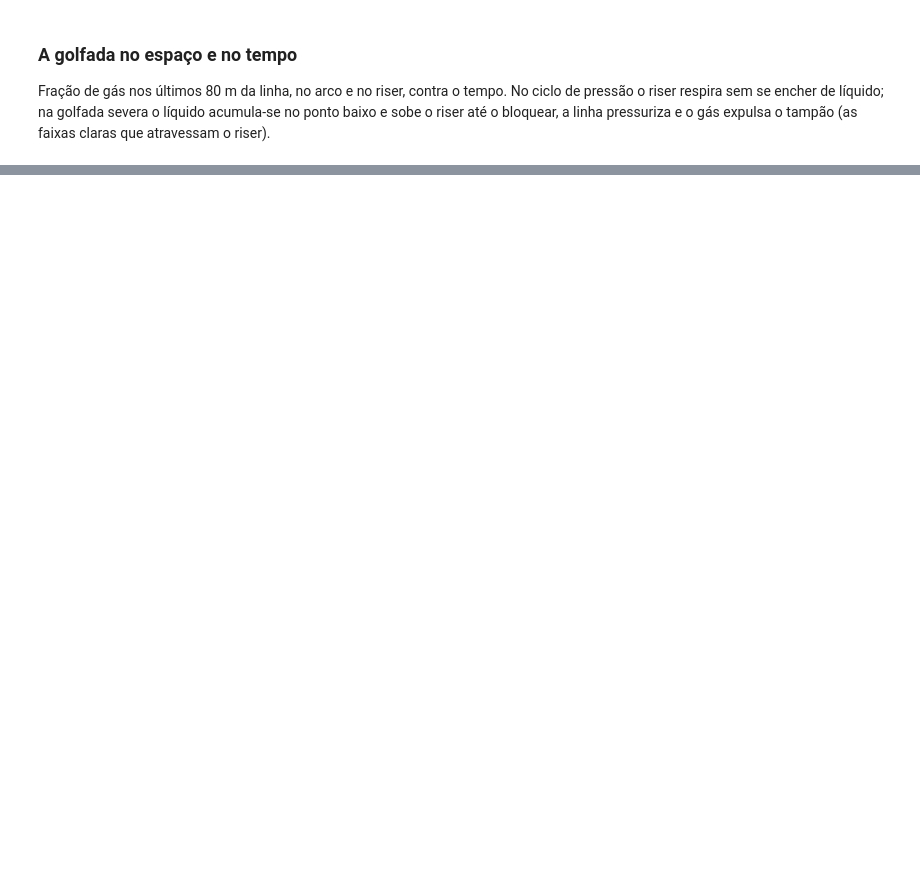
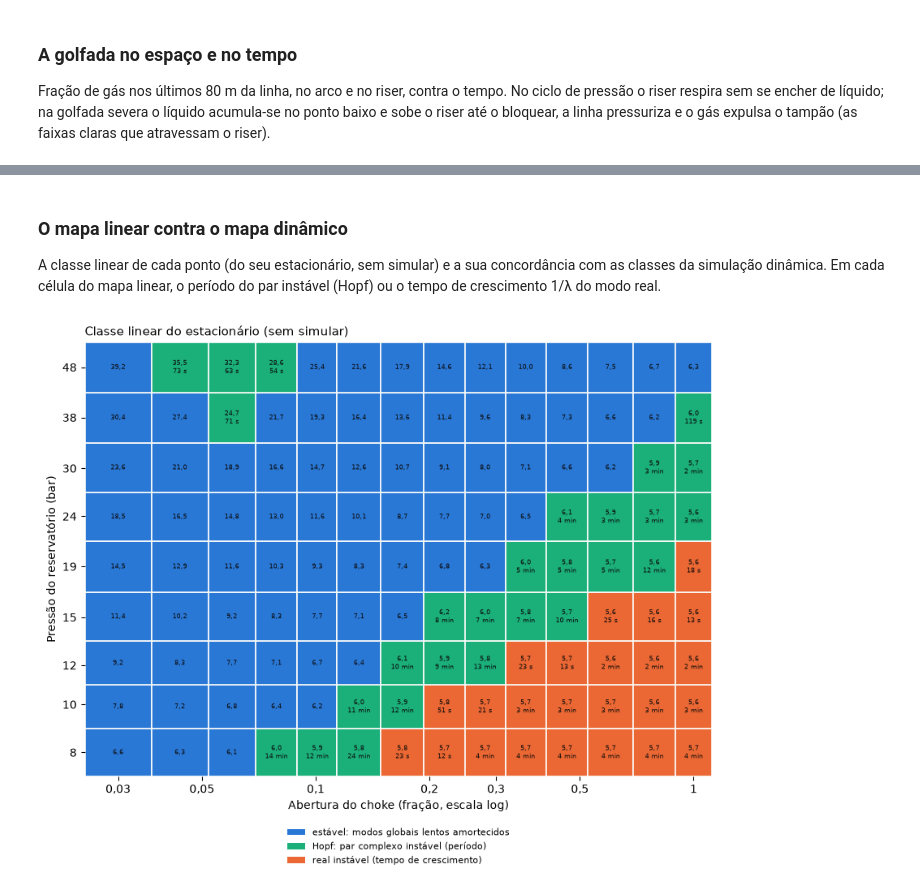
Before and after one commit to Jaimenms/dsc-ufrj, a Jupyter notebook: notebooks/issues/nb_estabilidade_mapa.ipynb, the cells around one changed output, grey strips where cells are left out. Cells and saved outputs as stored; diff of their text form; code cells hidden in the pictures; blank space fills up the shorter version.

```diff
--- a/notebooks/issues/nb_estabilidade_mapa.ipynb
+++ b/notebooks/issues/nb_estabilidade_mapa.ipynb
@@ -519,0 +555,74 @@ ponto baixo quase cheio de líquido, onde o padrão físico é disperso ou inter
+# %% [markdown]
+### O mapa linear contra o mapa dinâmico
+
+A classe linear de cada ponto (do seu estacionário, sem simular) e a sua concordância com as classes da
+simulação dinâmica. Em cada célula do mapa linear, o período do par instável (Hopf) ou o tempo de crescimento
+1/λ do modo real.
+# %%
+LIN = {"stable": "stable", "hopf": "cycling", "real": "slugging"}
+lin_rows = []
+for r in rows:
+    if r["start"] != "steady":
+        continue
+    q = dict(r)
+    q["cls"] = LIN.get(r["lin_cls"], "stable")
+    q["period"] = (
+        2 * np.pi / abs(r["lin_im1"])
+        if r["lin_cls"] == "hopf"
+        else (1 / r["lin_re1"] if r["lin_cls"] == "real" else np.nan)
+    )
+    q["P_max"] = q["P_mean"] = r["P_ss"]
+    lin_rows.append(q)
+fig, ax = plt.subplots(figsize=(8.5, 7.0))
+xe, ye = cycle_map(ax, lin_rows, best=None)
+ticks = [t for t in (0.03, 0.05, 0.1, 0.2, 0.3, 0.5, 1.0) if xe[0] <= t <= xe[-1]]
+ax.set_xticks(ticks)
+ax.set_xticklabels([f"{t:g}".replace(".", ",") for t in ticks])
+ax.set_xlim(xe[0], xe[-1])
+ax.set_xlabel("Abertura do choke (fração, escala log)")
+ax.set_ylabel("Pressão do reservatório (bar)")
+ax.set_title("Classe linear do estacionário (sem simular)", loc="left", fontsize=11)
+ax.legend(
+    handles=[
+        Patch(fc=CYCLE_COLORS["stable"], label="estável: modos globais lentos amortecidos"),
+        Patch(fc=CYCLE_COLORS["cycling"], label="Hopf: par complexo instável (período)"),
+        Patch(fc=CYCLE_COLORS["slugging"], label="real instável (tempo de crescimento)"),
+    ],
+    loc="upper center",
+    bbox_to_anchor=(0.5, -0.1),
+    ncol=1,
+    frameon=False,
+    fontsize=8,
+)
+plt.tight_layout()
+plt.show()
+
+classes = ("stable", "cycling", "slugging")
+for start in ("steady", "blocked"):
+    print(f"\nclasse linear × classe dinâmica ({START_LABEL[start]}):")
+    print(f"{'':16s} " + " ".join(f"{c:>9s}" for c in classes))
+    hits = 0
+    for lc in ("stable", "hopf", "real"):
+        cnt = [sum(1 for r in rows if r["start"] == start and r["lin_cls"] == lc and r["cls"] == c) for c in classes]
+        hits += cnt[classes.index(LIN[lc])]
+        print(f"{lc:16s} " + " ".join(f"{n:9d}" for n in cnt))
+    print(f"concordância: {hits} de {len(openings) * len(pressures)}")
+
+print("\nqueda no choke (lei monofásica do líquido, produção do estacionário, CV 15) no cruzamento do par lento:")
+print(f"{'P (bar)':>8s} {'abertura crítica':>17s} {'Δp crítico (bar)':>17s} {'abertura de Jansen':>19s}")
+for P in pressures:
+    ln = sorted([G[("steady", P, ab)] for ab in openings], key=lambda r: r["ab"])
+    a_, re_, q_ = (np.array([r[k] for r in ln]) for k in ("ab", "lin_re1", "q_ss"))
+    k = [
+        i for i in range(len(ln) - 1) if re_[i] <= 0 < re_[i + 1] and a_[i] > 0.08
+    ]  # sem as ilhas de choke muito fechado
+    if not k:
+        continue
+    i = k[0]
+    f = -re_[i] / (re_[i + 1] - re_[i])
+    aH = float(np.exp(np.log(a_[i]) + f * np.log(a_[i + 1] / a_[i])))
+    dpH = (q_[i] + f * (q_[i + 1] - q_[i])) ** 2 / 900.0 / (0.0075 * 15.0 * aH) ** 2
+    aJ = jansen_choke_opening(a_, q_, dpc, CV=15.0)
+    print(f"{P:8.0f} {aH:17.3f} {dpH:17.2f} {aJ if aJ else float('nan'):19.3f}")
+# %% [output]
+[figure, added]
```
Also changed, not shown: parts of 25 cells of this notebook, 8 other files.
